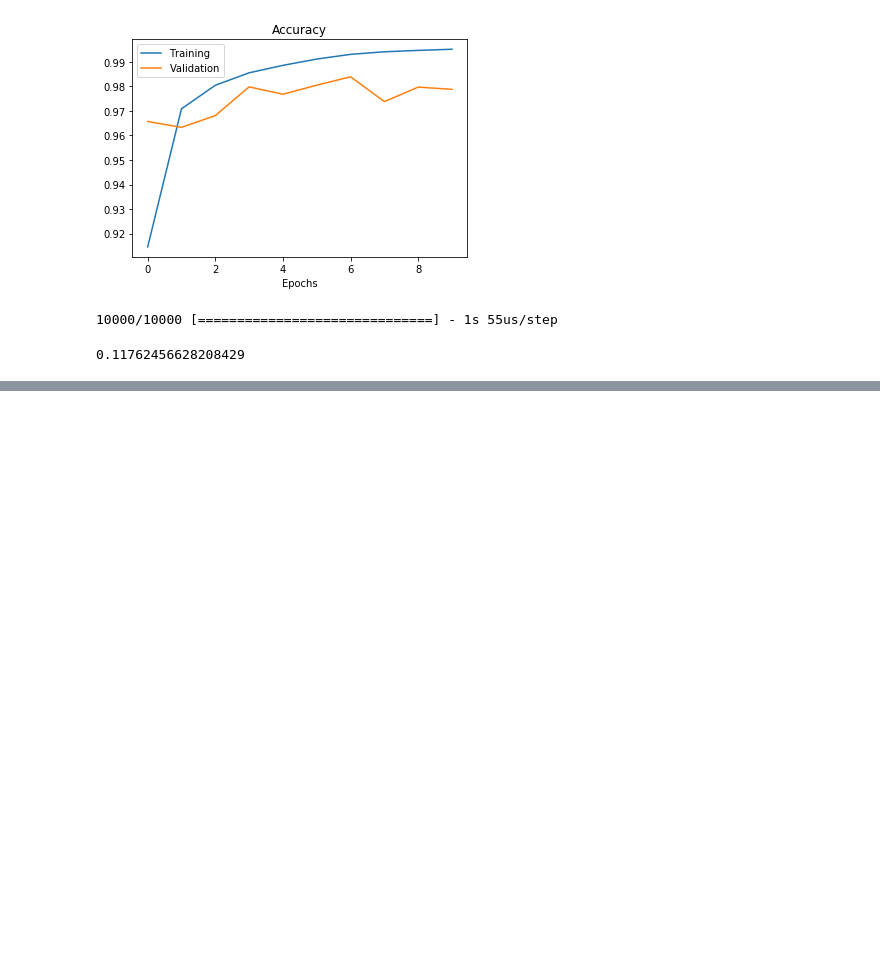
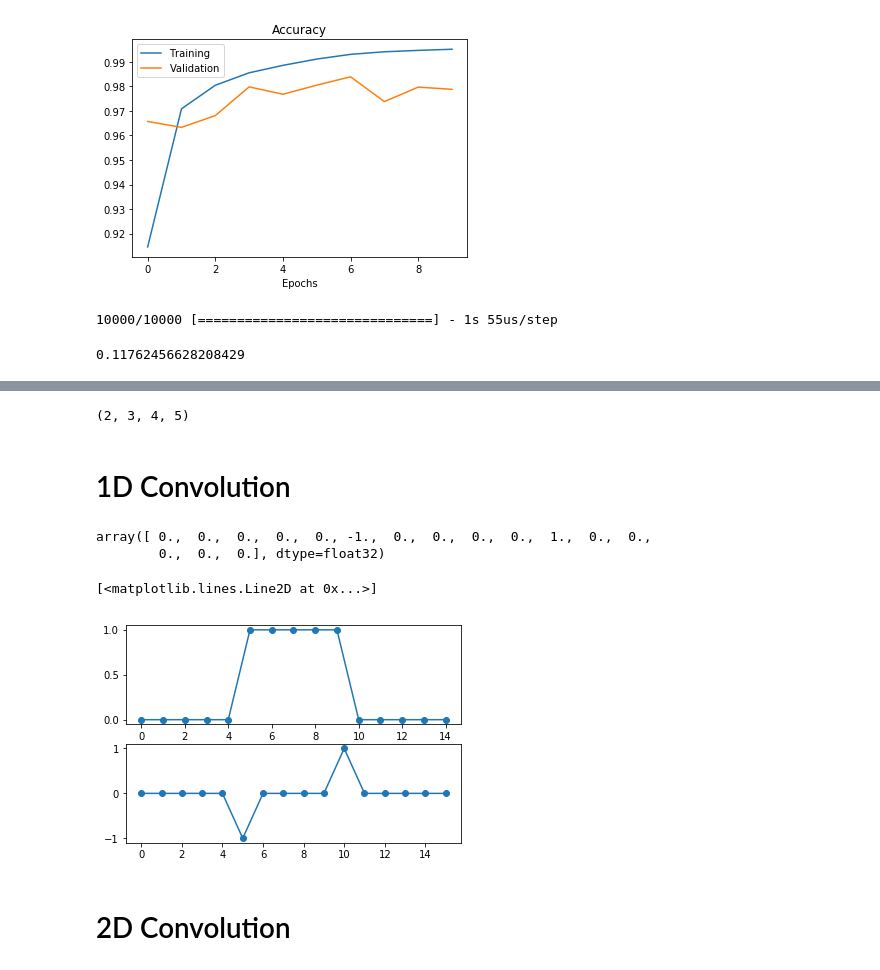
Before and after one commit to JasonShin/keras, a Jupyter notebook: 3. CNN.ipynb, the cells around one changed output, grey strips where cells are left out. Cells and saved outputs as stored; diff of their text form; code cells hidden in the pictures; blank space fills up the shorter version.

Commit message:
convolution neural nets basics

```diff
--- a/3. CNN.ipynb
+++ b/3. CNN.ipynb
@@ -149,0 +243,29 @@ Order / Name / Exmaple / Shape
+# %%
+A.shape
+# %% [output]
+(2, 3, 4, 5)
+# %% [markdown]
+# 1D Convolution
+# %%
+a = np.array([0, 0, 0, 0, 0, 1, 1, 1, 1, 1, 0, 0, 0, 0, 0], dtype='float32')
+# %%
+b = np.array([-1, 1], dtype='float32')
+# %%
+c = np.convolve(a, b)
+# %%
+c
+# %% [output]
+array([ 0.,  0.,  0.,  0.,  0., -1.,  0.,  0.,  0.,  0.,  1.,  0.,  0.,
+        0.,  0.,  0.], dtype=float32)
+# %%
+# Whenever two numbers in a are equal, it will sum up
+plt.subplot(211)
+plt.plot(a, 'o-')
+
+plt.subplot(212)
+plt.plot(c, 'o-')
+# %% [output]
+[<matplotlib.lines.Line2D at 0x...>]
+[figure, added]
+# %% [markdown]
+# 2D Convolution
```
Also changed, not shown: parts of 42 cells of this notebook, 1 other file.
